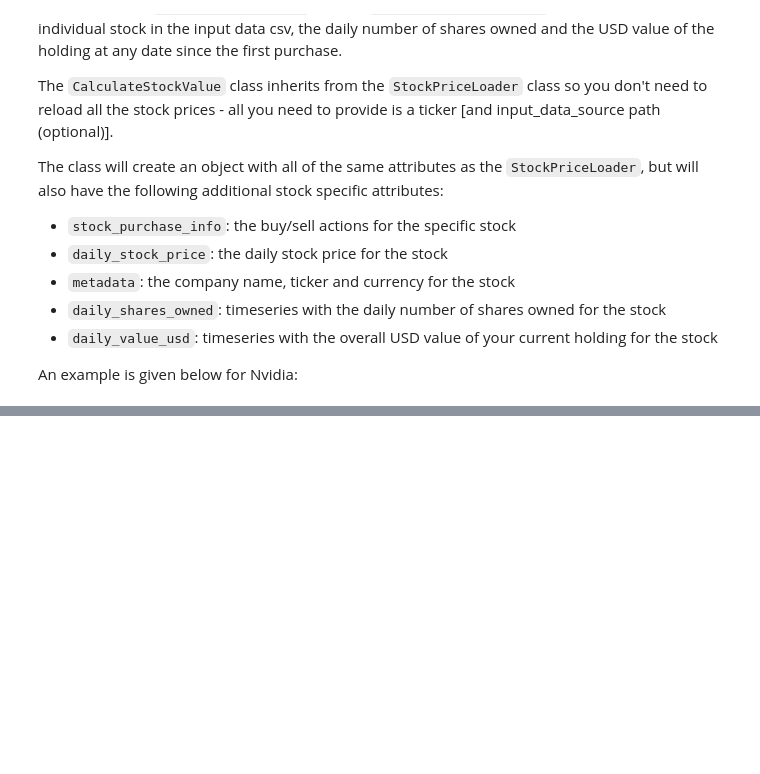
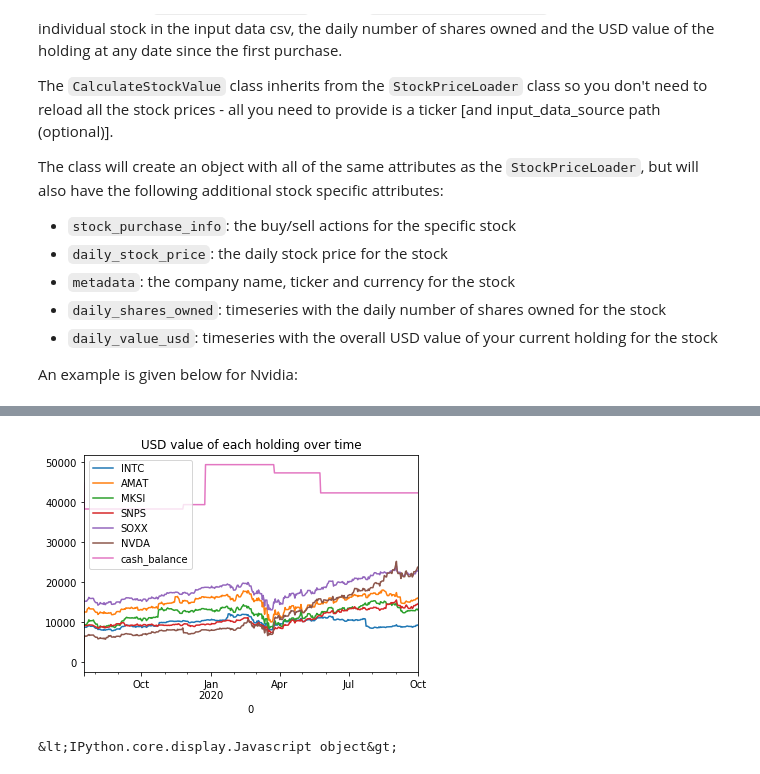
Before and after one commit to julian-west/python_portfolio_tracker, a Jupyter notebook: tutorials/loading_portfolio_data.ipynb, the cells around one changed output, grey strips where cells are left out. Saved outputs shown, nothing was run; the diff lists cells and outputs as text; code cells hidden in the pictures; blank space fills up the shorter version.

```diff
--- a/tutorials/loading_portfolio_data.ipynb
+++ b/tutorials/loading_portfolio_data.ipynb
@@ -223,0 +187,3 @@ combined_daily_value
+# %%
+# default data source is '../data/raw/purchase_info.csv'
+pf = Portfolio()
@@ -223,0 +221,7 @@ combined_daily_value
+# %%
+pf.combined_daily_value.plot()
+plt.title("USD value of each holding over time")
+plt.show()
+# %% [output]
+[figure, added]
+&lt;IPython.core.display.Javascript object&gt;
```
Also changed, not shown: parts of 19 cells of this notebook, 12 other files.
